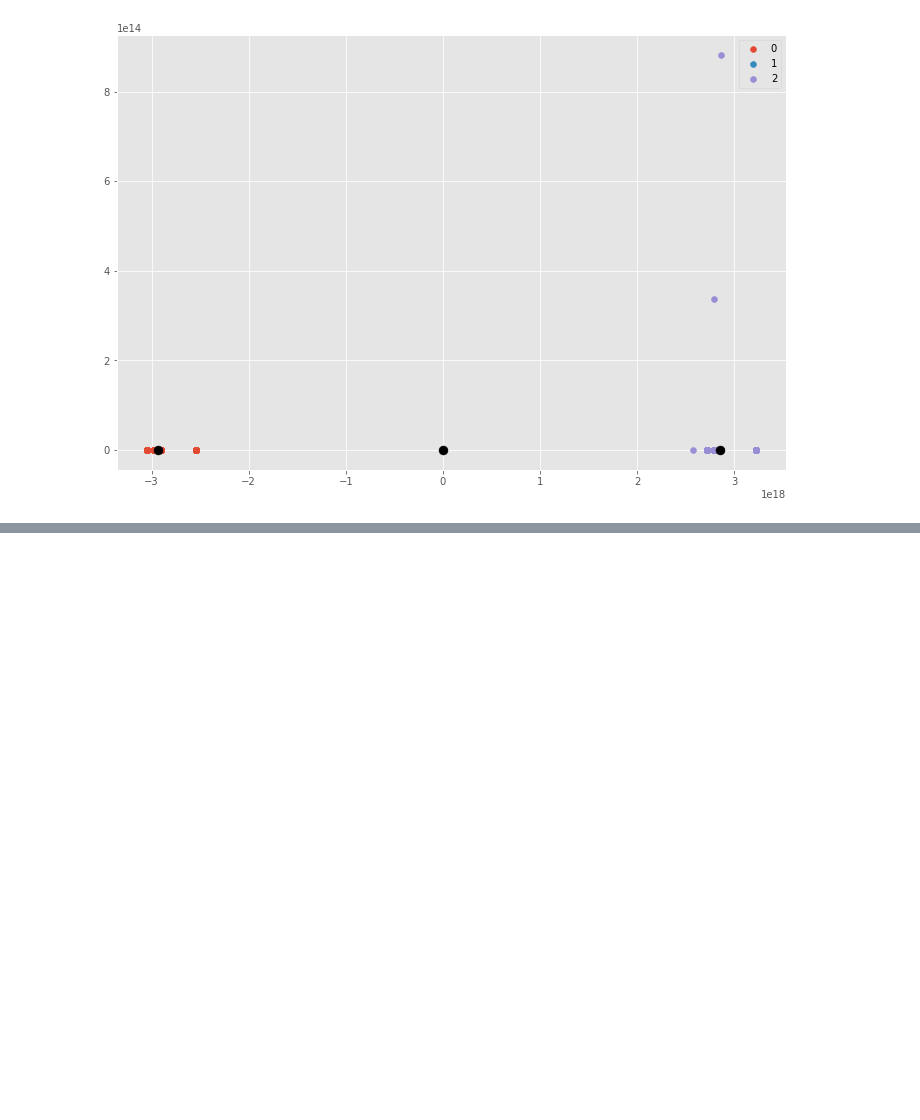
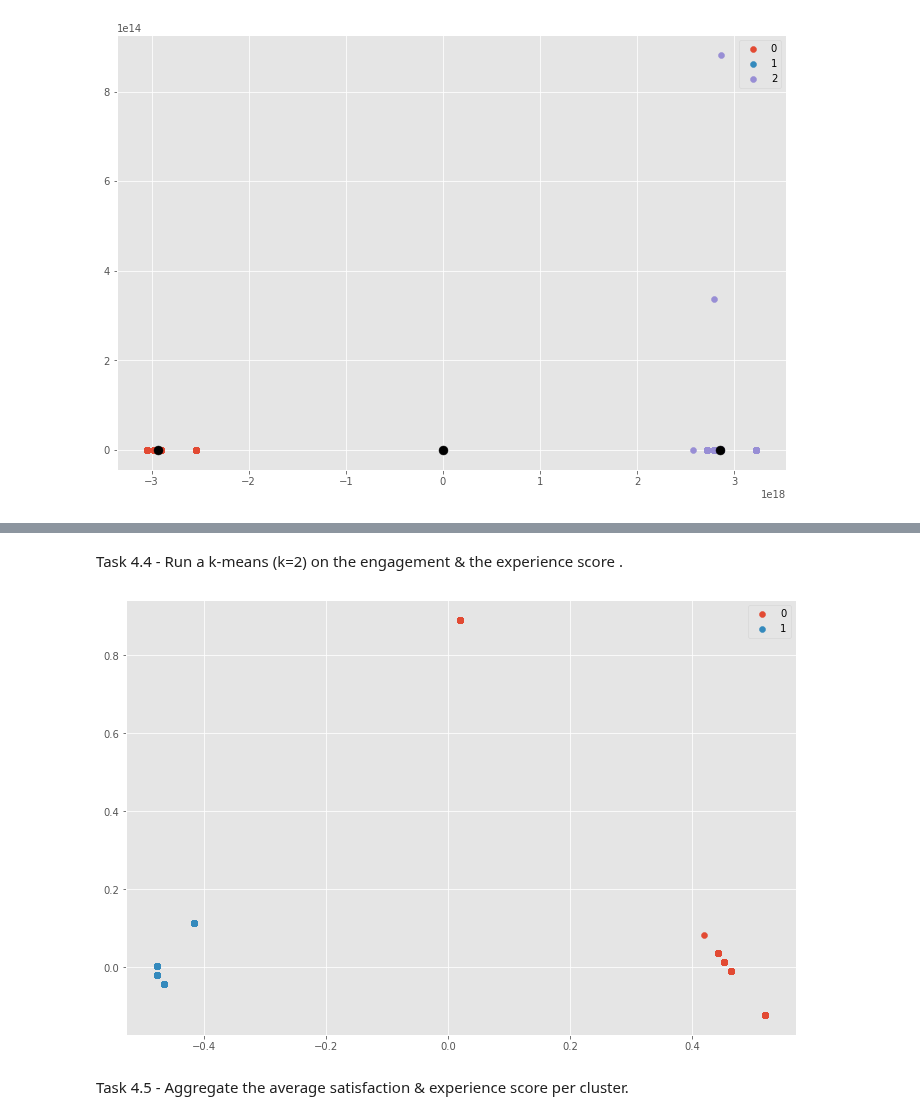
Before and after one commit to tutorialcreation/TelComChallenge, a Jupyter notebook: notebooks/Experience Analysis.ipynb, the cells around one changed output, grey strips where cells are left out. Drawn from its saved outputs; the diff is of its cells as text; code cells hidden in the pictures; blank space fills up the shorter version.

Commit message:
aggregated the satisfaction and experience scores

```diff
--- a/notebooks/Experience Analysis.ipynb
+++ b/notebooks/Experience Analysis.ipynb
@@ -416,0 +395,2 @@ satisfaction_df.head()
+# %% [markdown]
+Task 4.4 - Run a k-means (k=2) on the engagement & the experience score .
@@ -416,0 +408,13 @@ satisfaction_df.head()
+# %%
+labels_ = np.unique(y_pred)
+
+#plotting the results:
+
+for i in labels_:
+    plt.scatter(df_[y_pred == i , 0] , df_[y_pred == i , 1] , label = i)
+plt.legend()
+plt.show()
+# %% [output]
+[figure, added]
+# %% [markdown]
+Task 4.5 - Aggregate the average satisfaction & experience score per cluster.
```
Also changed, not shown: parts of 18 cells of this notebook.
